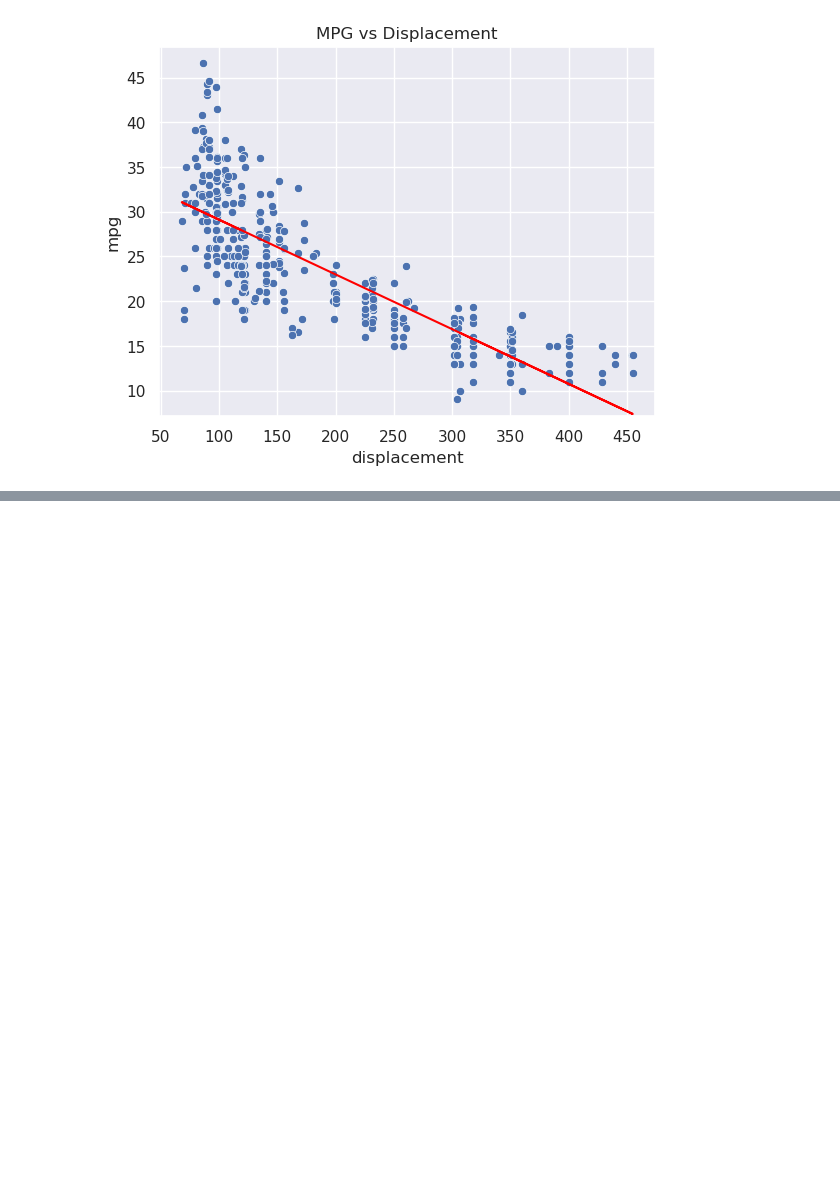
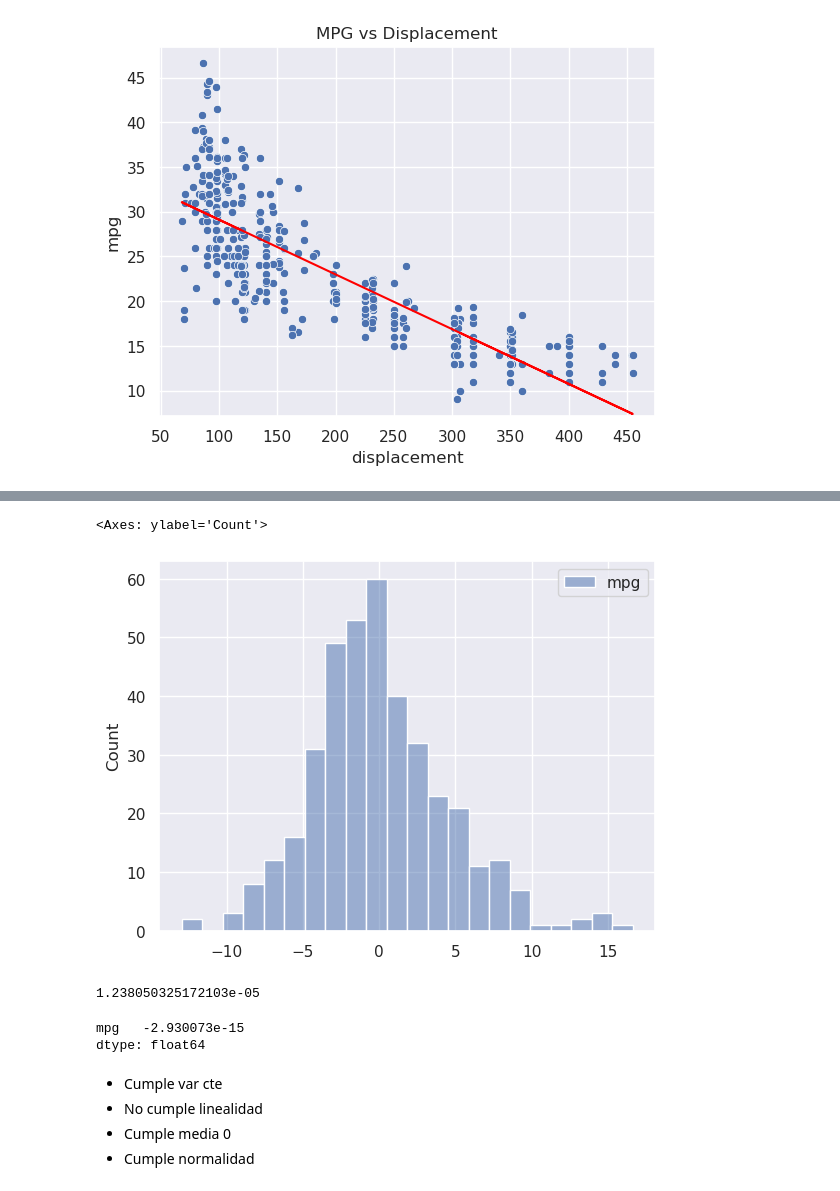
Before and after one commit to mmunozbe/ml-course, a Jupyter notebook: T4-5-Linear Regression-Problemas con RL.ipynb, the cells around one changed output, grey strips where cells are left out. Saved outputs shown, nothing was run; the diff lists cells and outputs as text; code cells hidden in the pictures; blank space fills up the shorter version.

```diff
--- a/T4-5-Linear Regression-Problemas con RL.ipynb
+++ b/T4-5-Linear Regression-Problemas con RL.ipynb
@@ -347,0 +354,22 @@ sns.scatterplot(x="displacement", y="mpg", data=data_auto_clean).add_line(plt.Li
+# %%
+sns.histplot(residuals)
+# %% [output]
+<Axes: ylabel='Count'>
+[figure, added]
+# %%
+from scipy.stats import shapiro
+
+result = shapiro(residuals)
+result.pvalue
+# %% [output]
+1.238050325172103e-05
+# %%
+residuals.mean()
+# %% [output]
+mpg   -2.930073e-15
+dtype: float64
+# %% [markdown]
+* Cumple var cte
+* No cumple linealidad
+* Cumple media 0
+* Cumple normalidad
```
Also changed, not shown: parts of 1 cell of this notebook.
